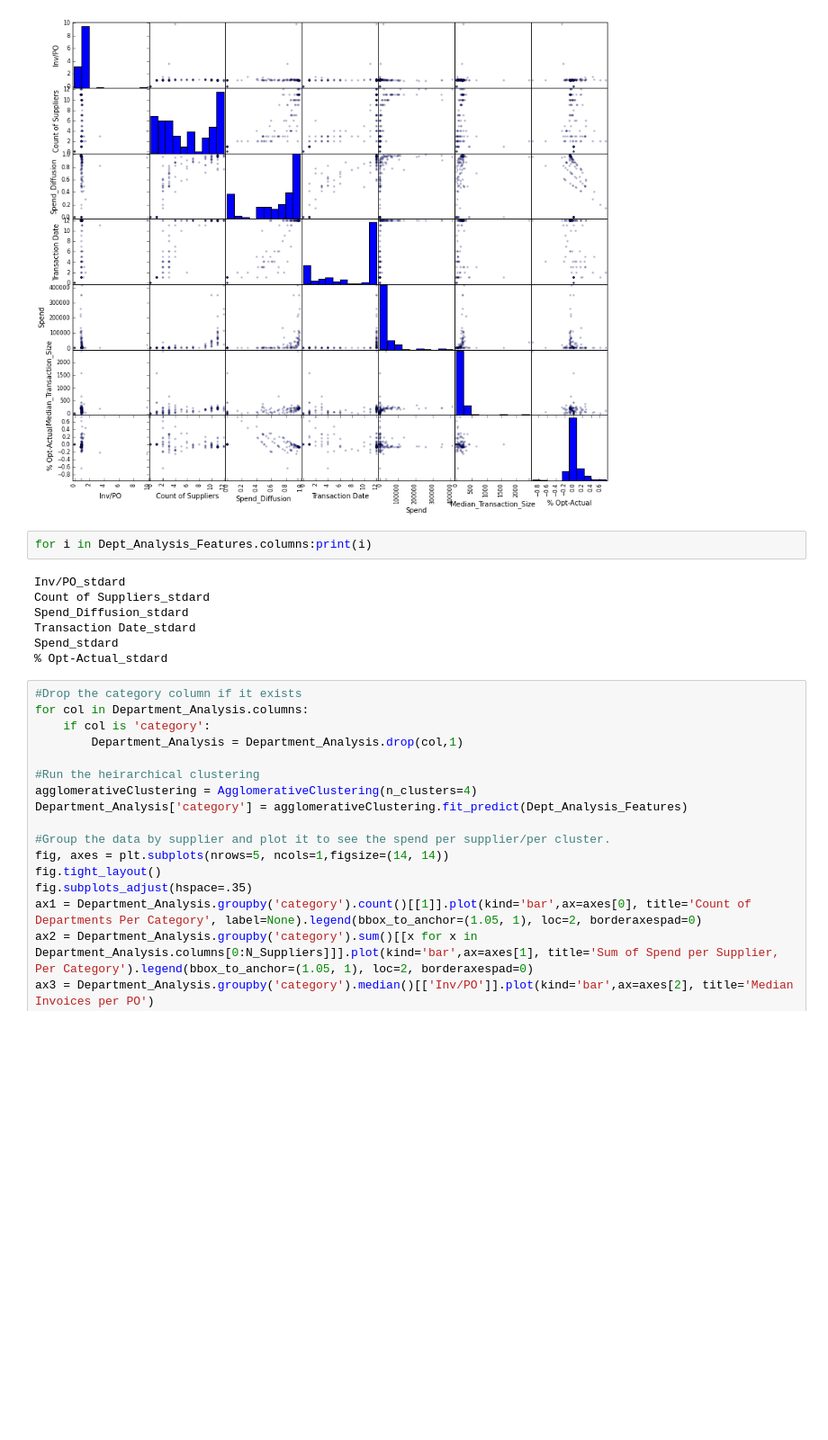
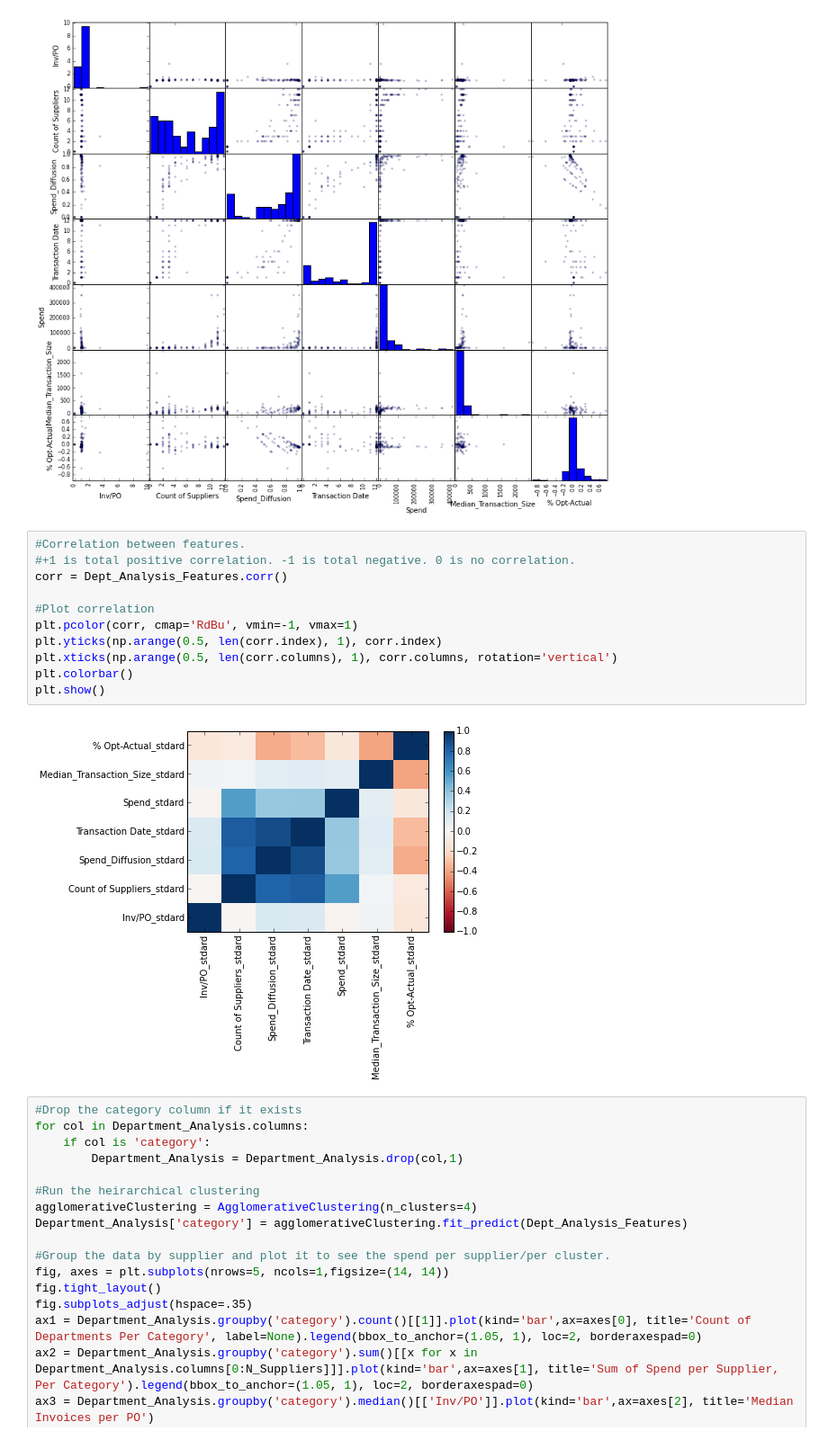
Before and after one commit to agcinsf/Department-Clustering, a Jupyter notebook: USF Clustering Example.ipynb, the cells around one changed output. Shown: that part at 90% size. Drawn from its saved outputs; the diff is of its cells as text; blank space fills up the shorter version.

Commit message:
Added correlation between features

```diff
--- a/USF Clustering Example.ipynb
+++ b/USF Clustering Example.ipynb
@@ -115,15 +115,19 @@ for col in Department_Analysis.columns:
 Dept_Analysis_Features = Department_Analysis.ix[:,-NonSupplier_Features:]
 # %% [output]
 [figure]
-# %%
-for i in Dept_Analysis_Features.columns:print(i)
-# %% [output]
-Inv/PO_stdard
-Count of Suppliers_stdard
-Spend_Diffusion_stdard
-Transaction Date_stdard
-Spend_stdard
-% Opt-Actual_stdard
+# %%
+#Correlation between features.
+#+1 is total positive correlation. -1 is total negative. 0 is no correlation.
+corr = Dept_Analysis_Features.corr()
+
+#Plot correlation
+plt.pcolor(corr, cmap='RdBu', vmin=-1, vmax=1)
+plt.yticks(np.arange(0.5, len(corr.index), 1), corr.index)
+plt.xticks(np.arange(0.5, len(corr.columns), 1), corr.columns, rotation='vertical')
+plt.colorbar()
+plt.show()
+# %% [output]
+[figure, added]
 # %%
 #Drop the category column if it exists
 for col in Department_Analysis.columns:
```
